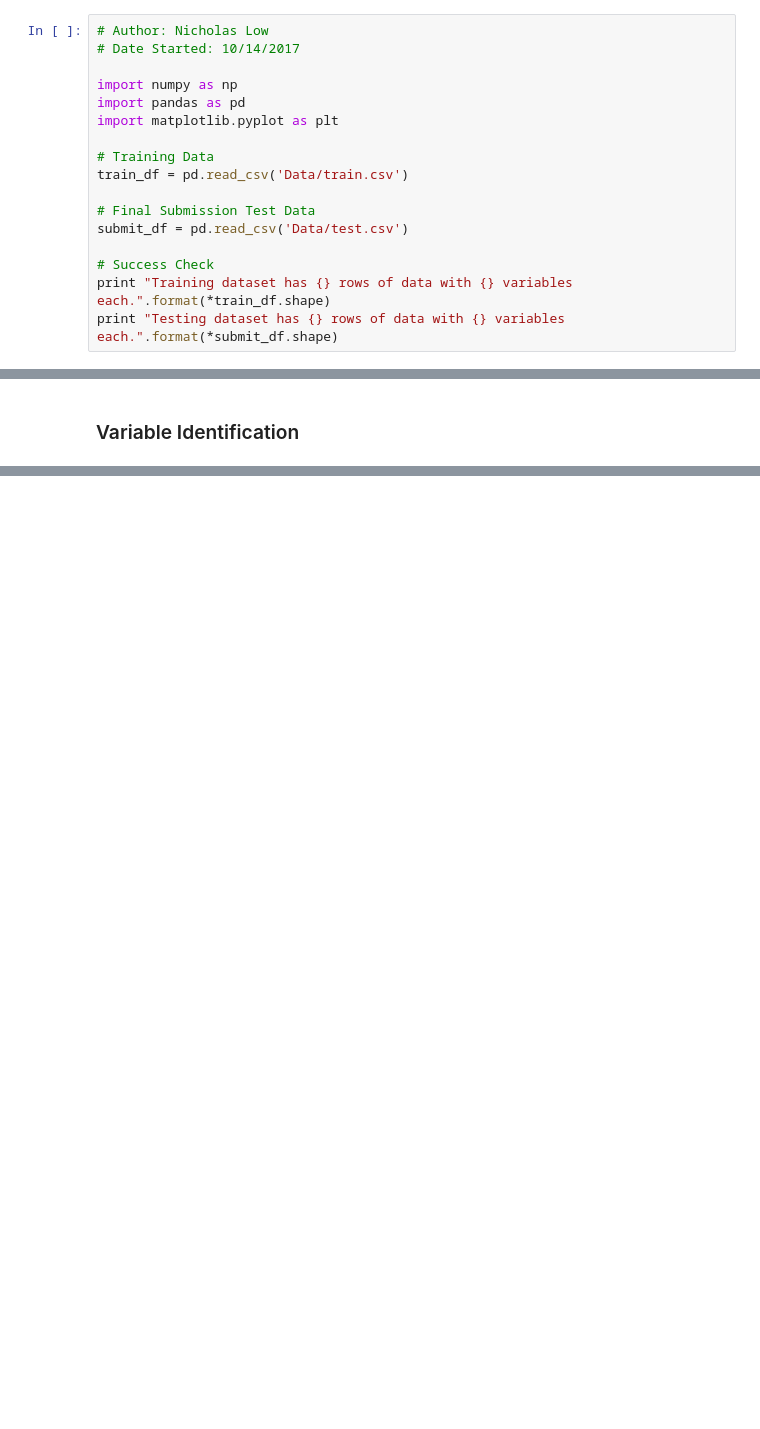
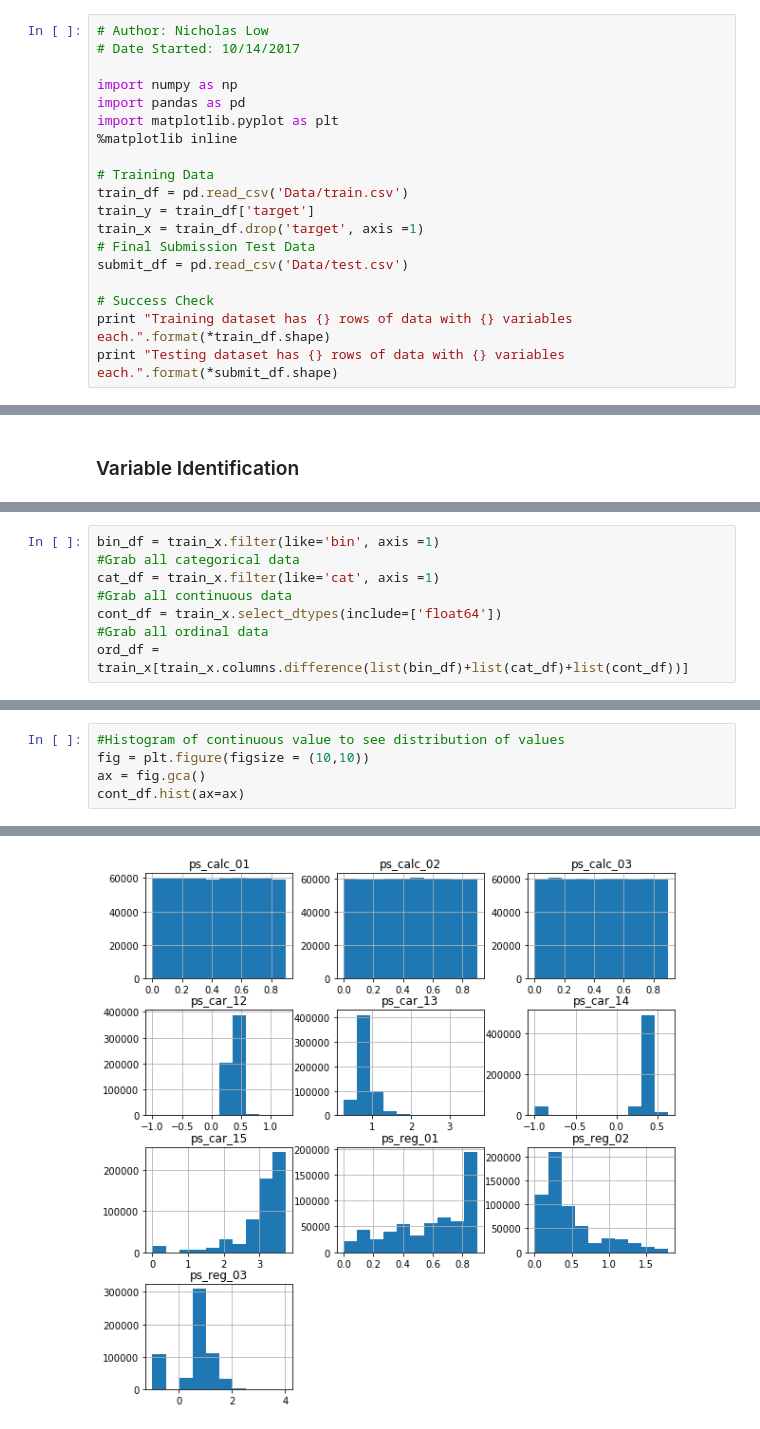
Before and after one commit to nlow2492/safedriver, a Jupyter notebook: Safe_Driver_Prediction.ipynb, the cells around one changed output, grey strips where cells are left out. Drawn from its saved outputs; the diff is of its cells as text; blank space fills up the shorter version.

```diff
--- a/Safe_Driver_Prediction.ipynb
+++ b/Safe_Driver_Prediction.ipynb
@@ -16,10 +16,12 @@ In this competition, you’re challenged to build a model that predicts the prob
 import numpy as np
 import pandas as pd
 import matplotlib.pyplot as plt
+%matplotlib inline
 
 # Training Data
 train_df = pd.read_csv('Data/train.csv')
-
+train_y = train_df['target']
+train_x = train_df.drop('target', axis =1)
 # Final Submission Test Data
 submit_df = pd.read_csv('Data/test.csv')
 
@@ -54,0 +75,8 @@ print '# of continous or ordinal features is '+ str(58-(17+14))
+# %%
+bin_df = train_x.filter(like='bin', axis =1)
+#Grab all categorical data
+cat_df = train_x.filter(like='cat', axis =1)
+#Grab all continuous data
+cont_df = train_x.select_dtypes(include=['float64'])
+#Grab all ordinal data
+ord_df = train_x[train_x.columns.difference(list(bin_df)+list(cat_df)+list(cont_df))]
@@ -54,0 +97,6 @@ print '# of continous or ordinal features is '+ str(58-(17+14))
+# %%
+#Histogram of continuous value to see distribution of values
+fig = plt.figure(figsize = (10,10))
+ax = fig.gca()
+cont_df.hist(ax=ax)
+# %% [output]
@@ -54,0 +115 @@ print '# of continous or ordinal features is '+ str(58-(17+14))
+[figure, added]
```
Also changed, not shown: parts of 9 cells of this notebook.
